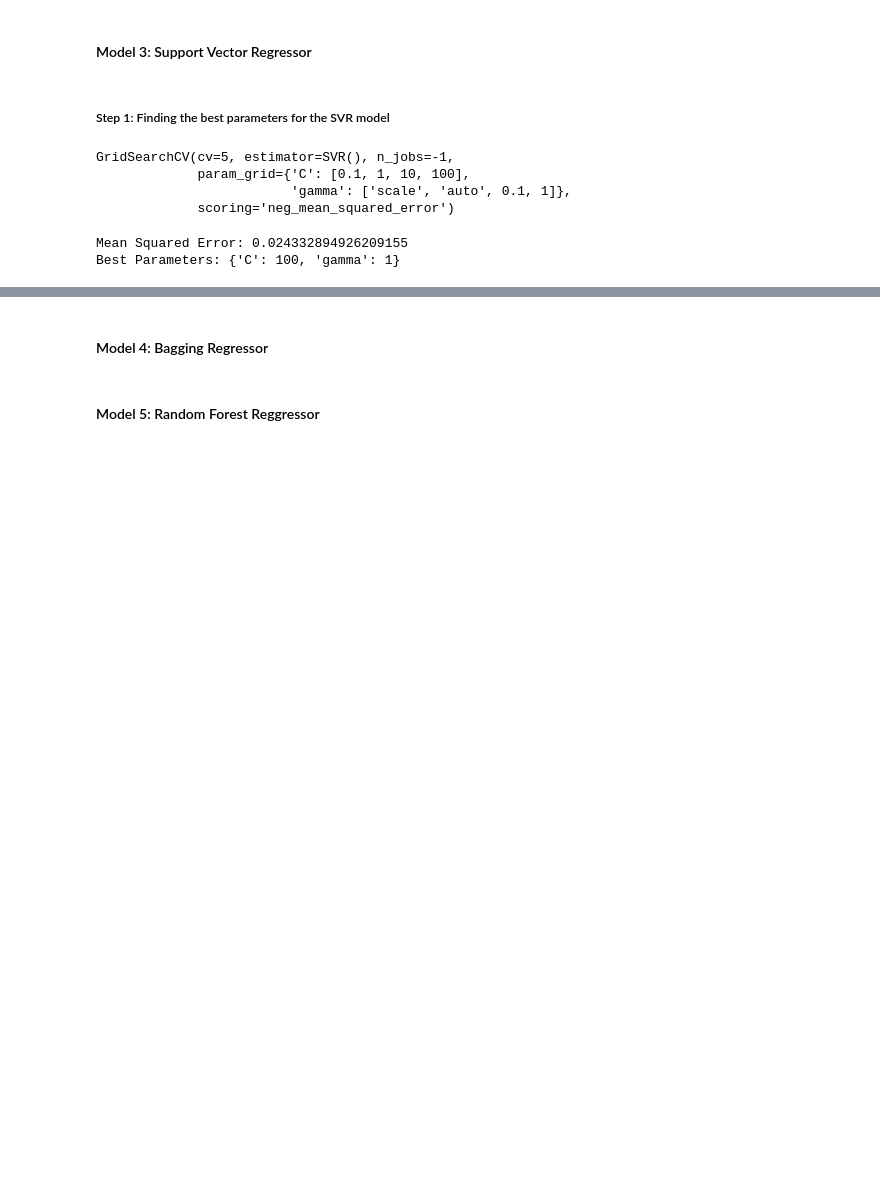
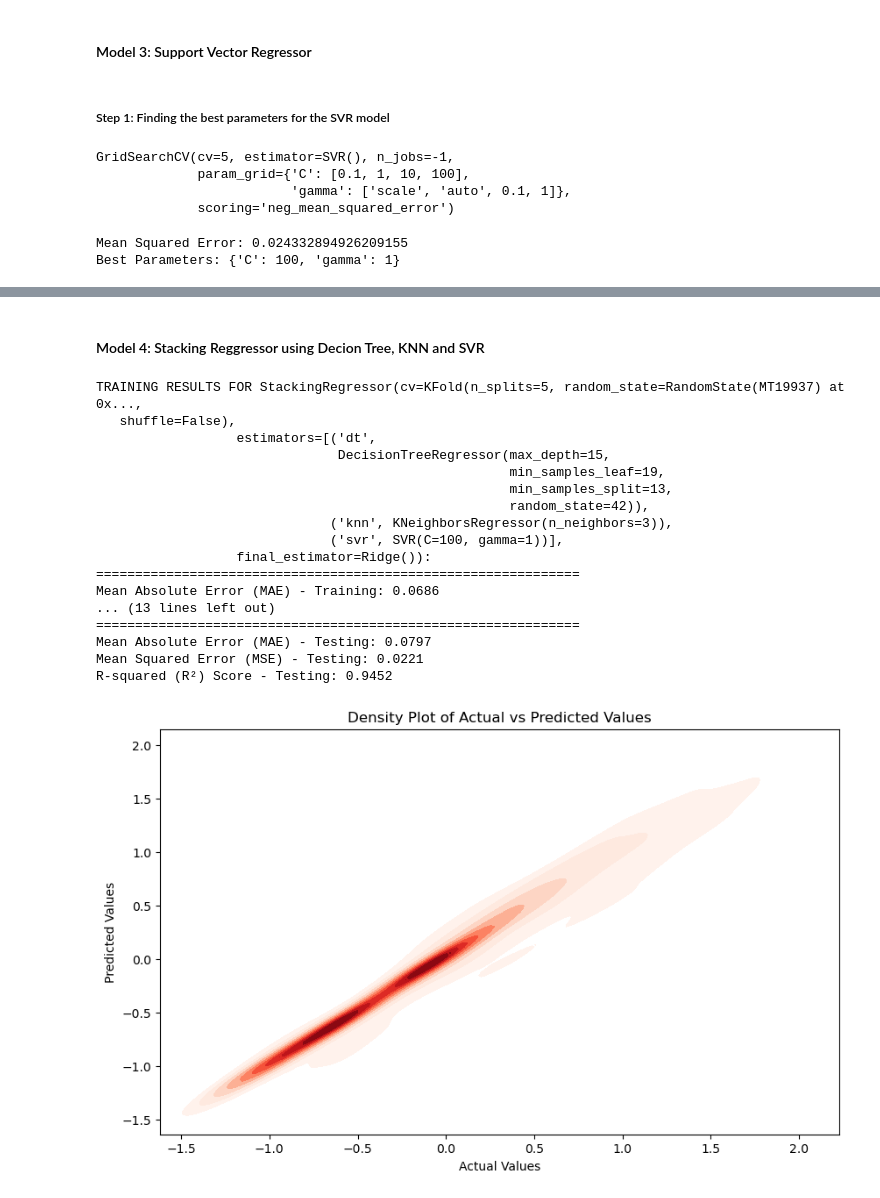
Before and after one commit to AmelBenSi/ML_Models_for_Predicting_Atmospheric_Emissions, a Jupyter notebook: src/reg.ipynb, the cells around one changed output, grey strips where cells are left out. Drawn from its saved outputs; the diff is of its cells as text; code cells hidden in the pictures; blank space fills up the shorter version.

Commit message:
added ensemble method model using stacking and improved the scores for the decision tree

```diff
--- a/src/reg.ipynb
+++ b/src/reg.ipynb
@@ -210,6 +233,6 @@ X_sample_train, X_sample_test, y_sample_train, y_sample_test = train_test_split(
 # %%
 # Create an SVR model with an RBF kernel
-model3 = SVR(kernel='rbf')
+svr = SVR(kernel='rbf')
 
 # Define a grid of hyperparameters to search over during cross-validation
 param_grid = {
@@ -218,7 +241,7 @@ param_grid = {
 }
 
 # Perform Grid Search Cross-Validation to find the best combination of hyperparameters
-grid_search = GridSearchCV(estimator=model3,
+grid_search = GridSearchCV(estimator=svr,
                            param_grid=param_grid,
                            cv=5,
                            scoring='neg_mean_squared_error',
@@ -238,9 +261,10 @@ best_svr = grid_search.best_estimator_
 y_sample_pred = best_svr.predict(X_sample_test)
 # Calculate the Mean Squared Error (MSE)
 mse = mean_squared_error(y_sample_test, y_sample_pred)
-
 print("Mean Squared Error:", mse)
-print("Best Parameters:", grid_search.best_params_)
+# Get the best parameters found during grid search, renamed to params_svr
+params_svr = grid_search.best_params_
+print("Best Parameters:", params_svr)
 # %% [output]
 Mean Squared Error: 0.024332894926209155
 Best Parameters: {'C': 100, 'gamma': 1}
@@ -249,6 +273,6 @@ Best Parameters: {'C': 100, 'gamma': 1}
 # %%
-# Train the SVR model on the training dataset
-svr = SVR(kernel='rbf', C=100, gamma=1)
+# Train the SVR model on the training dataset using the best parametrs
+svr = SVR(**params_svr)
 svr.fit(X_sample_train, y_sample_train)
 # Predict the results for unseen data using the trained model and evaluate performance
 evaluate(svr, X_sample_train, X_sample_test, y_sample_train, y_sample_test)
@@ -266,5 +290,3 @@ Mean Squared Error (MSE) - Testing: 0.0243
 R-squared (R²) Score - Testing: 0.9397
 [figure]
 [figure]
-# %% [markdown]
-#### Model 4: Bagging Regressor
@@ -281,2 +292,0 @@ evaluate(model4, X_train, X_test, y_train, y_test)'''
-# %% [markdown]
-#### Model 5: Random Forest Reggressor
@@ -289,0 +293,43 @@ evaluate(model5, X_train, X_test, y_train, y_test)'''
+# %% [markdown]
+#### Model 4: Stacking Reggressor using Decion Tree, KNN and SVR
+# %%
+# Parameters identified in the previous models
+params_knn = {'n_neighbors': 3}
+params_svr = {'C': 100, 'gamma': 1, 'kernel': 'rbf'}
+params_dt = {'max_depth': 15, 'min_samples_leaf':19, 'min_samples_split': 13}
+
+estimators = [
+    ('dt', DecisionTreeRegressor(random_state=42, **params_dt)),
+    ('knn', KNeighborsRegressor(**params_knn)),
+    ('svr', SVR(**params_svr)),
+]
+
+stacking_regressor = StackingRegressor(
+                         estimators=estimators,
+                         final_estimator=Ridge(),
+                         cv=KFold(n_splits=5, shuffle=False)
+                     )
+
+# Train the stacking regressor model on the training dataset
+stacking_regressor.fit(X_sample_train, y_sample_train)
+# Predict the results for unseen data using the trained model and evaluate performance
+evaluate(stacking_regressor, X_sample_train, X_sample_test, y_sample_train, y_sample_test)
+# %% [output]
+TRAINING RESULTS FOR StackingRegressor(cv=KFold(n_splits=5, random_state=RandomState(MT19937) at 0x...,
+   shuffle=False),
+                  estimators=[('dt',
+                               DecisionTreeRegressor(max_depth=15,
+                                                     min_samples_leaf=19,
+                                                     min_samples_split=13,
+                                                     random_state=42)),
+                              ('knn', KNeighborsRegressor(n_neighbors=3)),
+                              ('svr', SVR(C=100, gamma=1))],
+                  final_estimator=Ridge()):
+==============================================================
+Mean Absolute Error (MAE) - Training: 0.0686
+... (13 lines left out)
+==============================================================
+Mean Absolute Error (MAE) - Testing: 0.0797
+Mean Squared Error (MSE) - Testing: 0.0221
+R-squared (R²) Score - Testing: 0.9452
+[figure, added]
```
Also changed, not shown: parts of 19 cells of this notebook, 3 other files.
